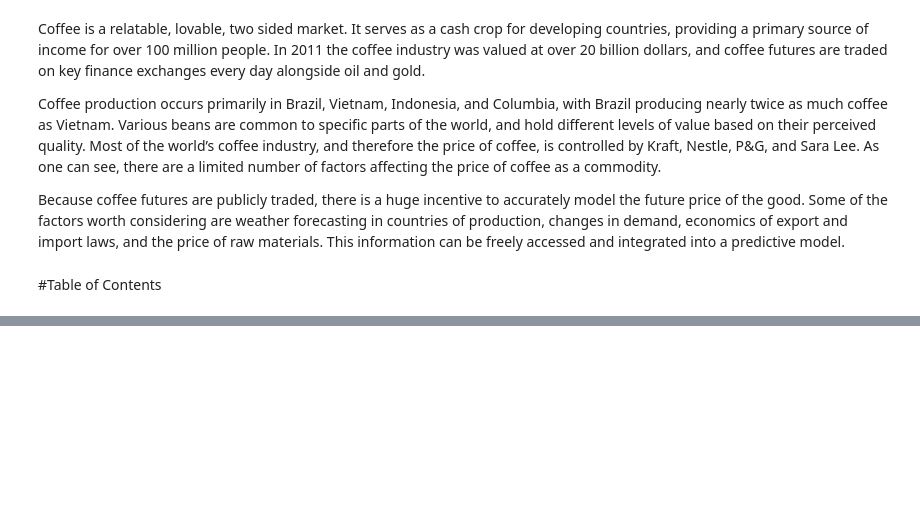
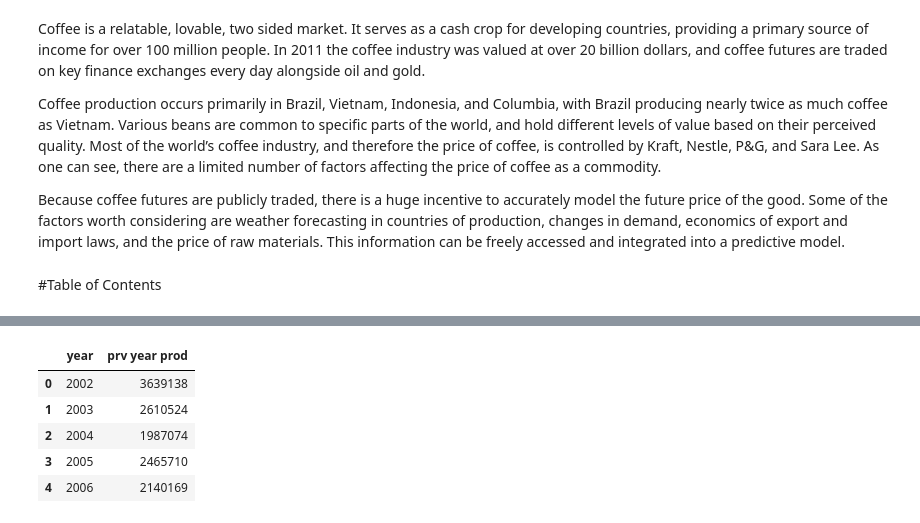
Before and after one commit to janezchen/coffee, a Jupyter notebook: coffee.ipynb, the cells around one changed output, grey strips where cells are left out. Saved outputs shown, nothing was run; the diff lists cells and outputs as text; code cells hidden in the pictures; blank space fills up the shorter version.

```diff
--- a/coffee.ipynb
+++ b/coffee.ipynb
@@ -38,0 +58,9 @@ DatetimeIndex(['2012-04-02', '2012-04-03', '2012-04-04', '2012-04-05', '2012-04-
+# %%
+prod_df.head()
+# %% [output]
+|  | year | prv year prod |
+| 0 | 2002 | 3639138 |
+| 1 | 2003 | 2610524 |
+| 2 | 2004 | 1987074 |
+| 3 | 2005 | 2465710 |
+| 4 | 2006 | 2140169 |
```
Also changed, not shown: parts of 8 cells of this notebook.
